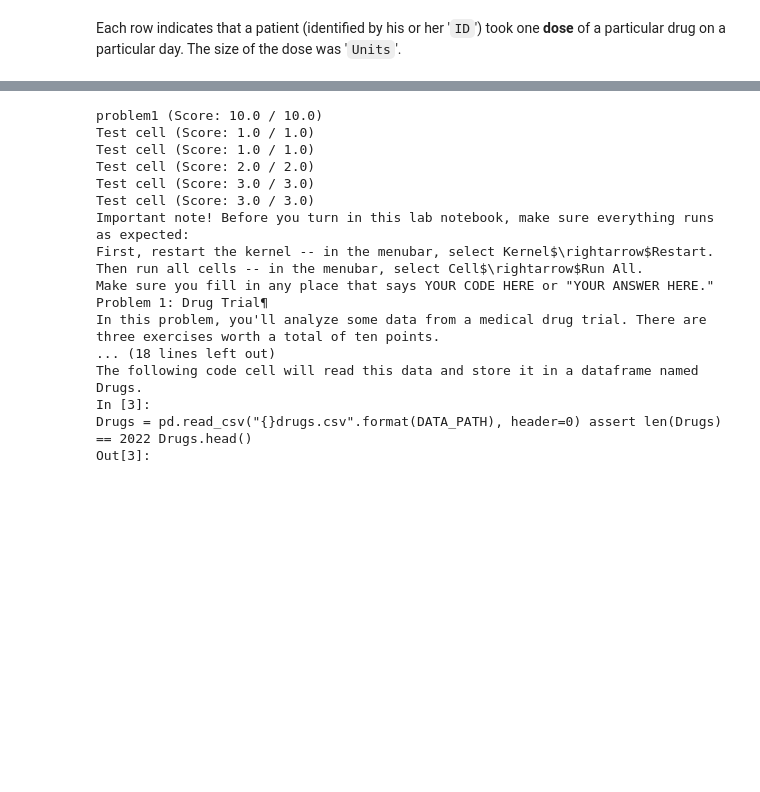
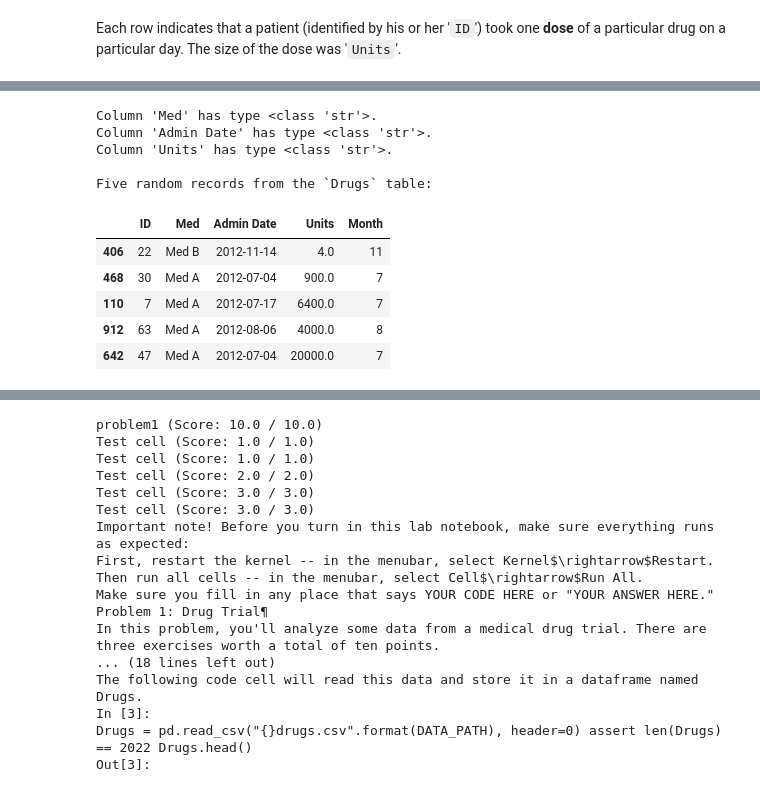
Before and after one commit to thetinahang/computing-data-analysis-review, a Jupyter notebook: Midterm2/midterm2_problem1.ipynb, the cells around one changed output, grey strips where cells are left out. Cells and saved outputs as stored; diff of their text form; code cells hidden in the pictures; blank space fills up the shorter version.

```diff
--- a/Midterm2/midterm2_problem1.ipynb
+++ b/Midterm2/midterm2_problem1.ipynb
@@ -121,0 +123,28 @@ Each row indicates that a patient (identified by his or her '`ID`') took one __d
+# %%
+# Observe types:
+for col in ['Med', 'Admin Date', 'Units']:
+    print("Column '{}' has type {}.".format(col, type(Drugs[col].iloc[0])))
+
+# Convert strings to "natural" types:
+Drugs = pd.read_csv("{}drugs.csv".format(DATA_PATH), header=0)
+Drugs['Units'] = pd.to_numeric(Drugs['Units'].str.replace(',',''), errors='coerce')
+Drugs['Admin Date'] = pd.to_datetime(Drugs['Admin Date'], infer_datetime_format=True)
+Drugs['Month'] = Drugs['Admin Date'].dt.month
+
+print ("\nFive random records from the `Drugs` table:")
+display(Drugs.iloc[np.random.choice (len (Drugs), 5)])
+
+assert Drugs['Units'].dtype == 'float64'
+assert Drugs['Month'].dtype == 'int64'
+# %% [output]
+Column 'Med' has type <class 'str'>.
+Column 'Admin Date' has type <class 'str'>.
+Column 'Units' has type <class 'str'>.
+
+Five random records from the `Drugs` table:
+|  | ID | Med | Admin Date | Units | Month |
+| 406 | 22 | Med B | 2012-11-14 | 4.0 | 11 |
+| 468 | 30 | Med A | 2012-07-04 | 900.0 | 7 |
+| 110 | 7 | Med A | 2012-07-17 | 6400.0 | 7 |
+| 912 | 63 | Med A | 2012-08-06 | 4000.0 | 8 |
+| 642 | 47 | Med A | 2012-07-04 | 20000.0 | 7 |
```
Also changed, not shown: parts of 14 cells of this notebook, 1 other file.
